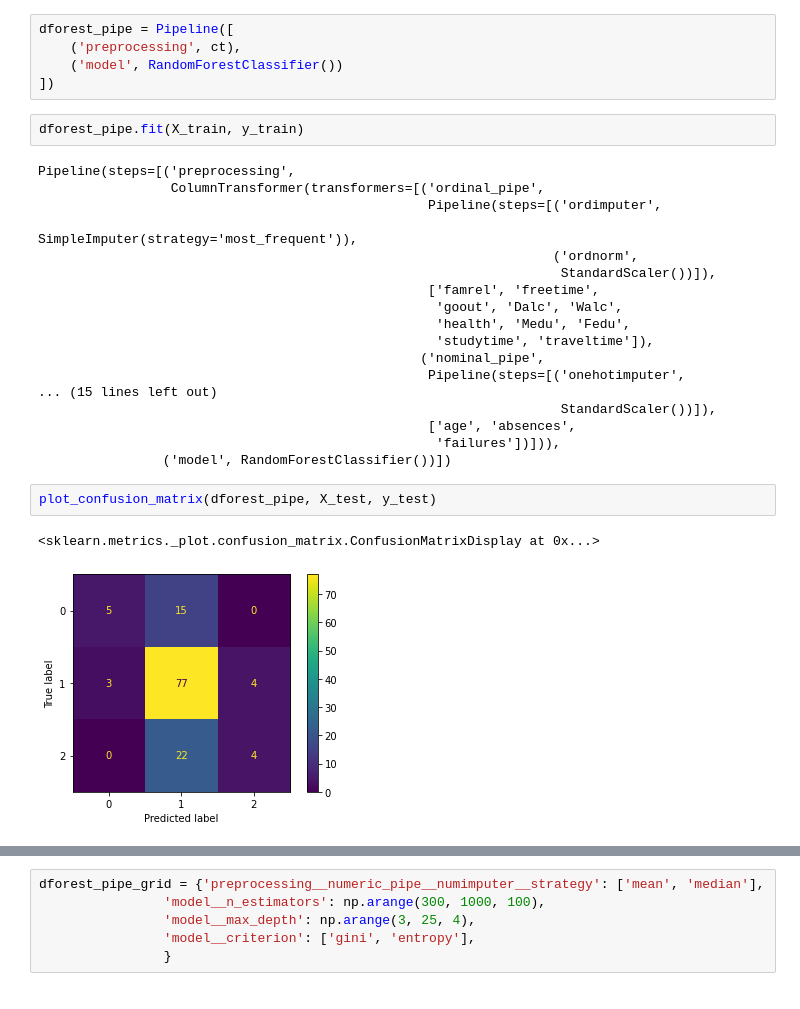
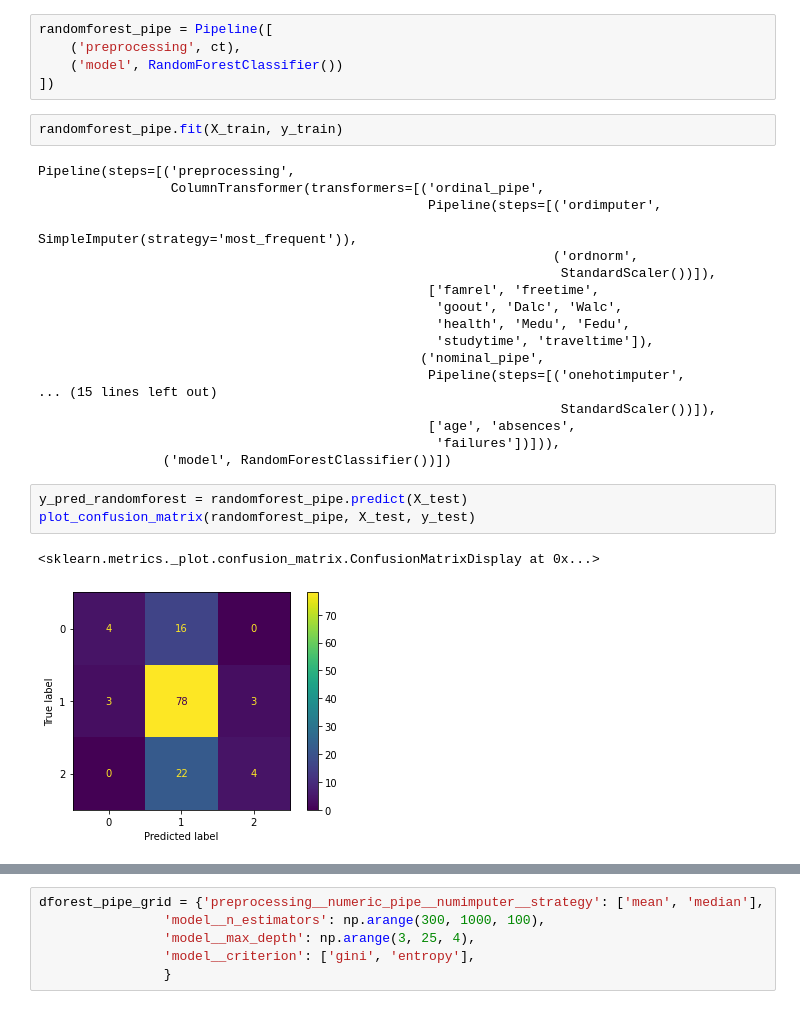
Before and after one commit to markjh2323/phase3proj, a Jupyter notebook: model.ipynb, the cells around one changed output, grey strips where cells are left out. Saved outputs shown, nothing was run; the diff lists cells and outputs as text.

```diff
--- a/model.ipynb
+++ b/model.ipynb
@@ -291,10 +325,10 @@ plot_confusion_matrix(dtree_gridsearch.best_estimator_, X_test, y_test)
 # %%
-dforest_pipe = Pipeline([
+randomforest_pipe = Pipeline([
     ('preprocessing', ct),
     ('model', RandomForestClassifier())
 ])
 # %%
-dforest_pipe.fit(X_train, y_train)
+randomforest_pipe.fit(X_train, y_train)
 # %% [output]
 Pipeline(steps=[('preprocessing',
                  ColumnTransformer(transformers=[('ordinal_pipe',
@@ -313,8 +347,9 @@ Pipeline(steps=[('preprocessing',
                                                   ['age', 'absences',
                                                    'failures'])])),
                 ('model', RandomForestClassifier())])
-# %%
-plot_confusion_matrix(dforest_pipe, X_test, y_test)
-# %% [output]
-<sklearn.metrics._plot.confusion_matrix.ConfusionMatrixDisplay at 0x...>
-[figure, removed]
+# %%
+y_pred_randomforest = randomforest_pipe.predict(X_test)
+plot_confusion_matrix(randomforest_pipe, X_test, y_test)
+# %% [output]
+<sklearn.metrics._plot.confusion_matrix.ConfusionMatrixDisplay at 0x...>
+[figure, added]
```
Also changed, not shown: parts of 13 cells of this notebook, 3 other files.
